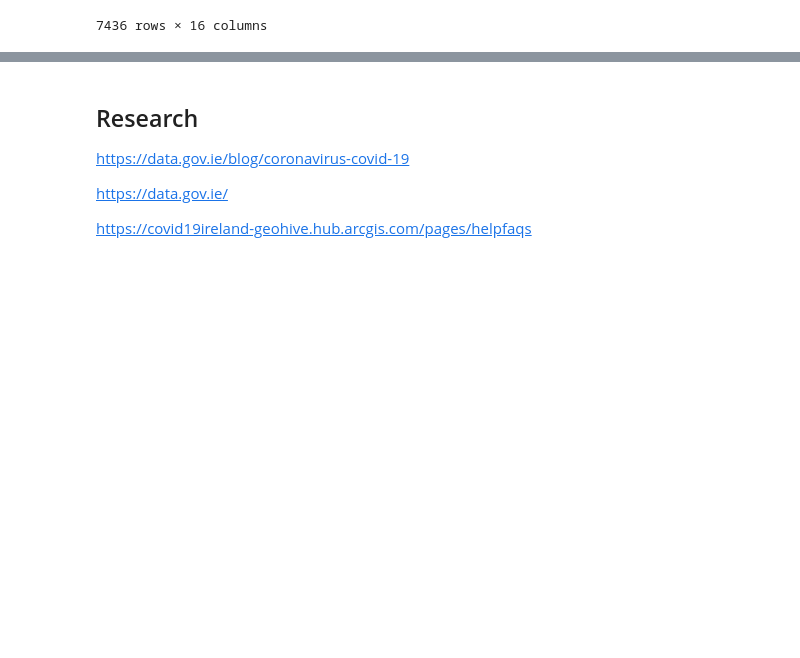
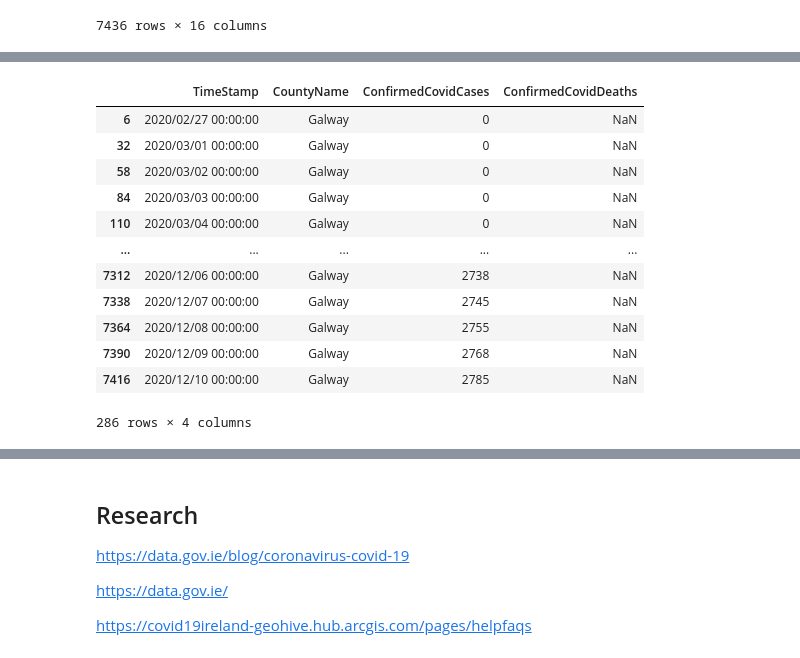
Before and after one commit to eoinlees/PforDA-Project-2020, a Jupyter notebook: Project-2020.ipynb, the cells around one changed output, grey strips where cells are left out. Saved outputs shown, nothing was run; the diff lists cells and outputs as text; code cells hidden in the pictures; blank space fills up the shorter version.

```diff
--- a/Project-2020.ipynb
+++ b/Project-2020.ipynb
@@ -77,0 +100,17 @@ Name: CountyName, Length: 7436, dtype: object
+# %%
+df = galData[["TimeStamp", "CountyName", "ConfirmedCovidCases",  "ConfirmedCovidDeaths" ]]
+df
+# %% [output]
+|  | TimeStamp | CountyName | ConfirmedCovidCases | ConfirmedCovidDeaths |
+| 6 | 2020/02/27 00:00:00 | Galway | 0 | NaN |
+| 32 | 2020/03/01 00:00:00 | Galway | 0 | NaN |
+| 58 | 2020/03/02 00:00:00 | Galway | 0 | NaN |
+| 84 | 2020/03/03 00:00:00 | Galway | 0 | NaN |
+| 110 | 2020/03/04 00:00:00 | Galway | 0 | NaN |
+| ... | ... | ... | ... | ... |
+| 7312 | 2020/12/06 00:00:00 | Galway | 2738 | NaN |
+| 7338 | 2020/12/07 00:00:00 | Galway | 2745 | NaN |
+| 7364 | 2020/12/08 00:00:00 | Galway | 2755 | NaN |
+| 7390 | 2020/12/09 00:00:00 | Galway | 2768 | NaN |
+| 7416 | 2020/12/10 00:00:00 | Galway | 2785 | NaN |
+286 rows × 4 columns
```
Also changed, not shown: parts of 8 cells of this notebook, 1 other file.
